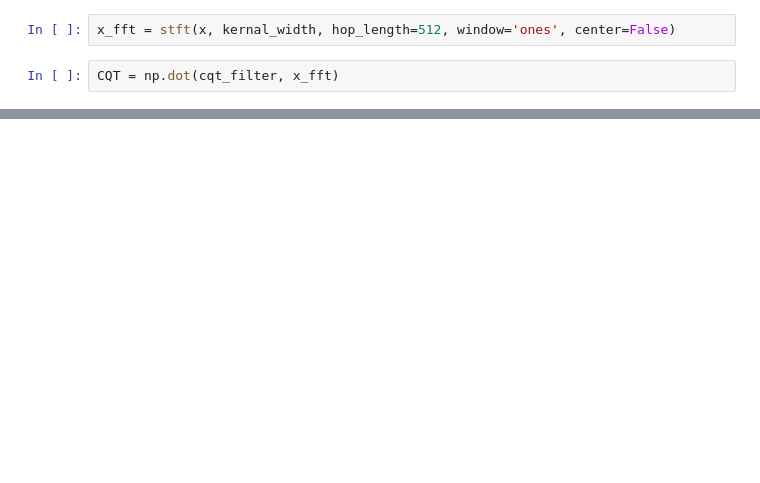
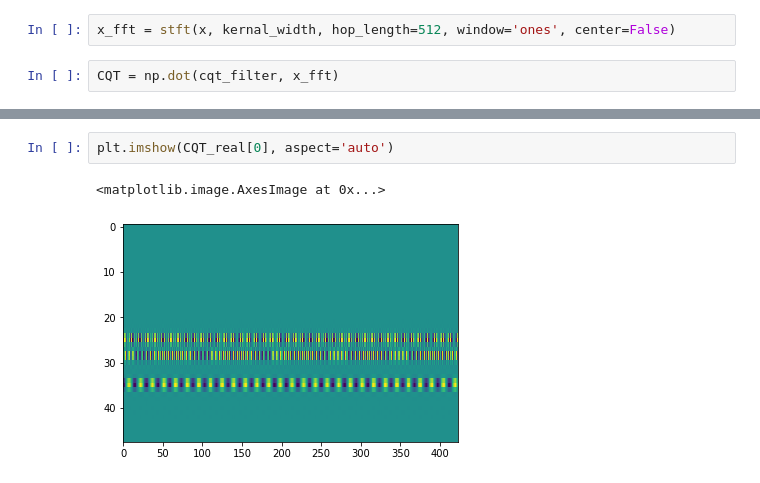
Before and after one commit to KinWaiCheuk/nnAudio, a Jupyter notebook: CQT GPU.ipynb, the cells around one changed output, grey strips where cells are left out. Drawn from its saved outputs; the diff is of its cells as text; blank space fills up the shorter version.

```diff
--- a/CQT GPU.ipynb
+++ b/CQT GPU.ipynb
@@ -136,0 +201,5 @@ tensor([[[6.9934e-04, 6.2586e-04, 4.5983e-04,  ..., 2.4580e-03,
+# %%
+plt.imshow(CQT_real[0], aspect='auto')
+# %% [output]
+<matplotlib.image.AxesImage at 0x...>
+[figure, added]
```
Also changed, not shown: parts of 33 cells of this notebook, 1 other file.
